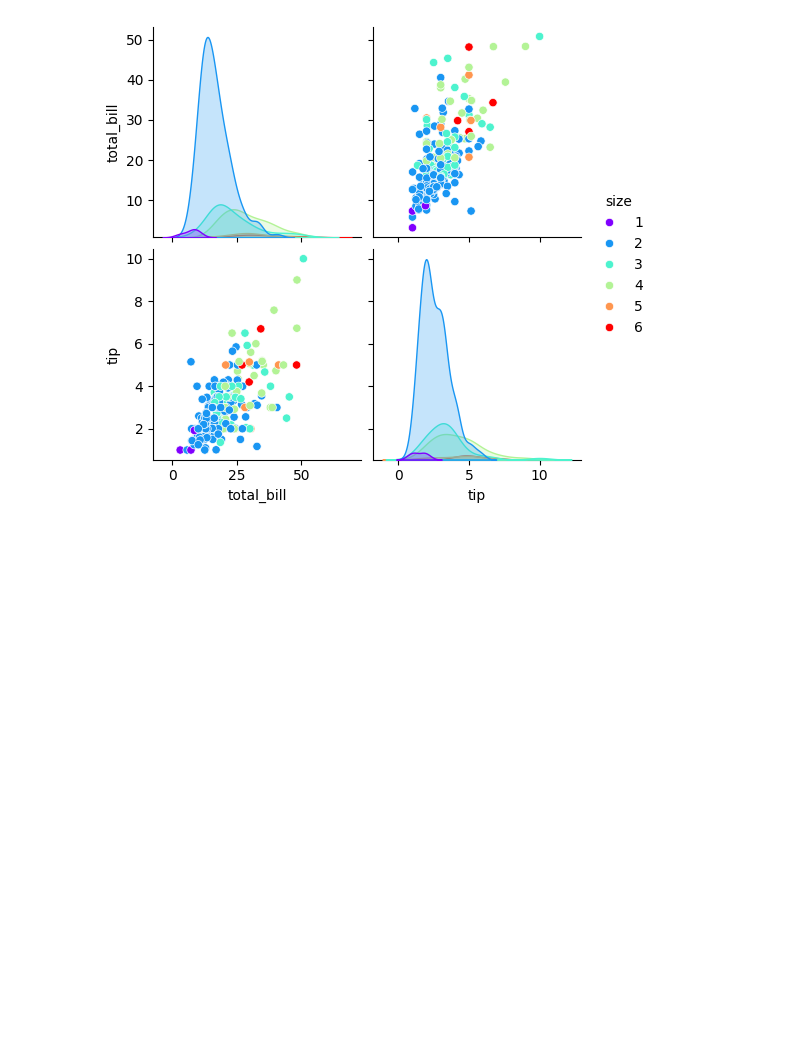
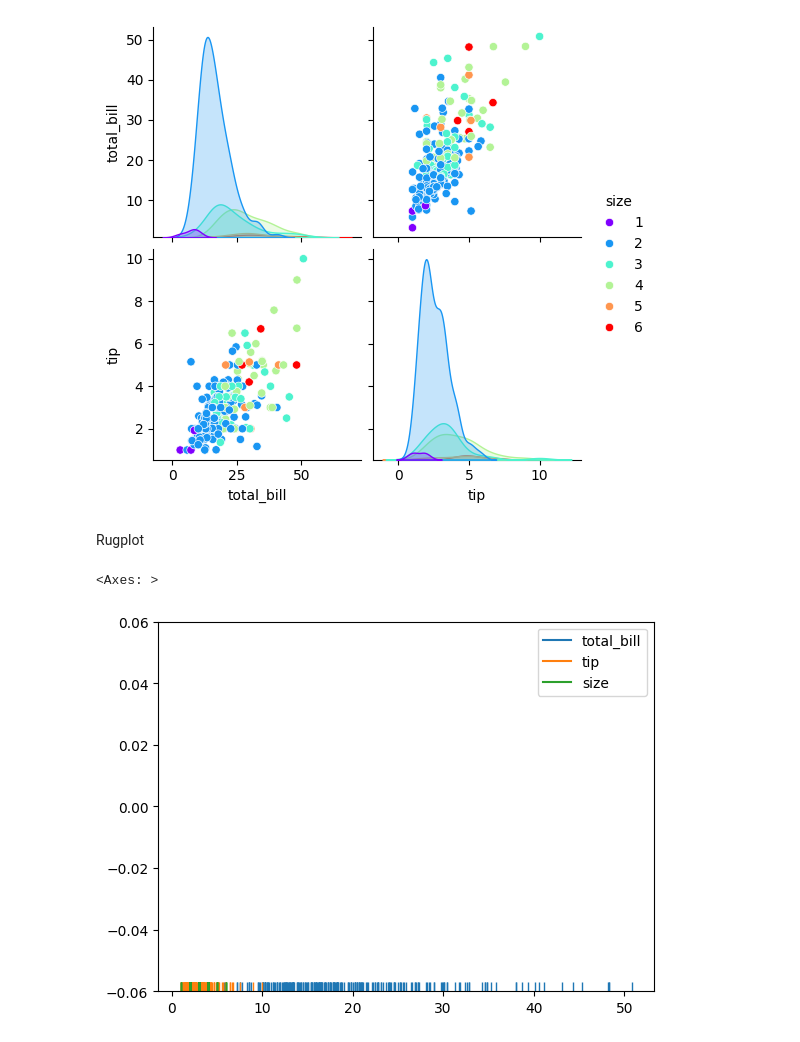
Before and after one commit to R123gh/Data-visualization-, a Jupyter notebook: 7.Seaborn_hist.ipynb, the cells around one changed output. Saved outputs shown, nothing was run; the diff lists cells and outputs as text; code cells hidden in the pictures; blank space fills up the shorter version.

```diff
--- a/7.Seaborn_hist.ipynb
+++ b/7.Seaborn_hist.ipynb
@@ -59,3 +59,10 @@ sns.pairplot(df , hue = 'size' , palette = 'rainbow')
 # %% [output]
 <seaborn.axisgrid.PairGrid at 0x...>
 [figure]
+# %% [markdown]
+Rugplot
+# %%
+sns.rugplot(df)
+# %% [output]
+<Axes: >
+[figure, added]
```
Also changed, not shown: parts of 5 cells of this notebook.
